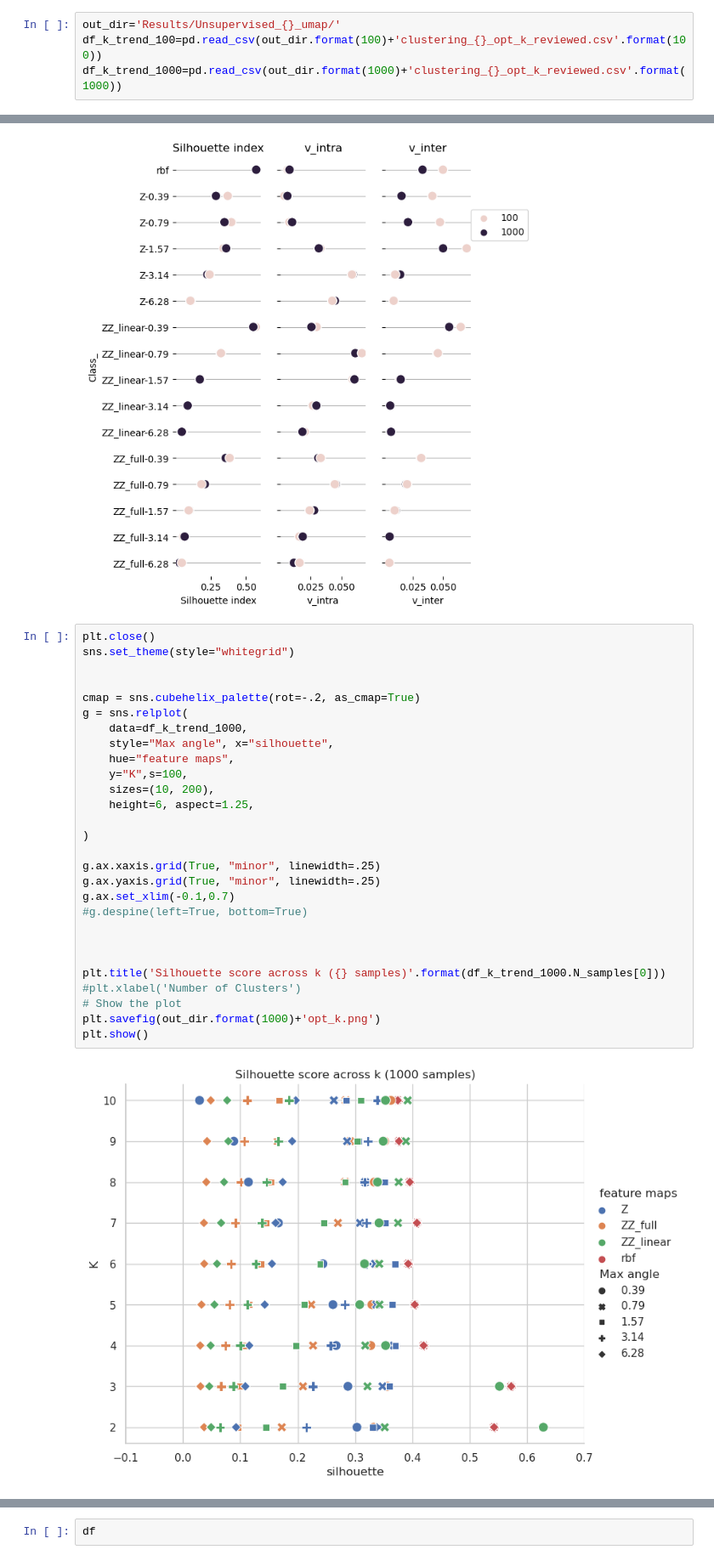
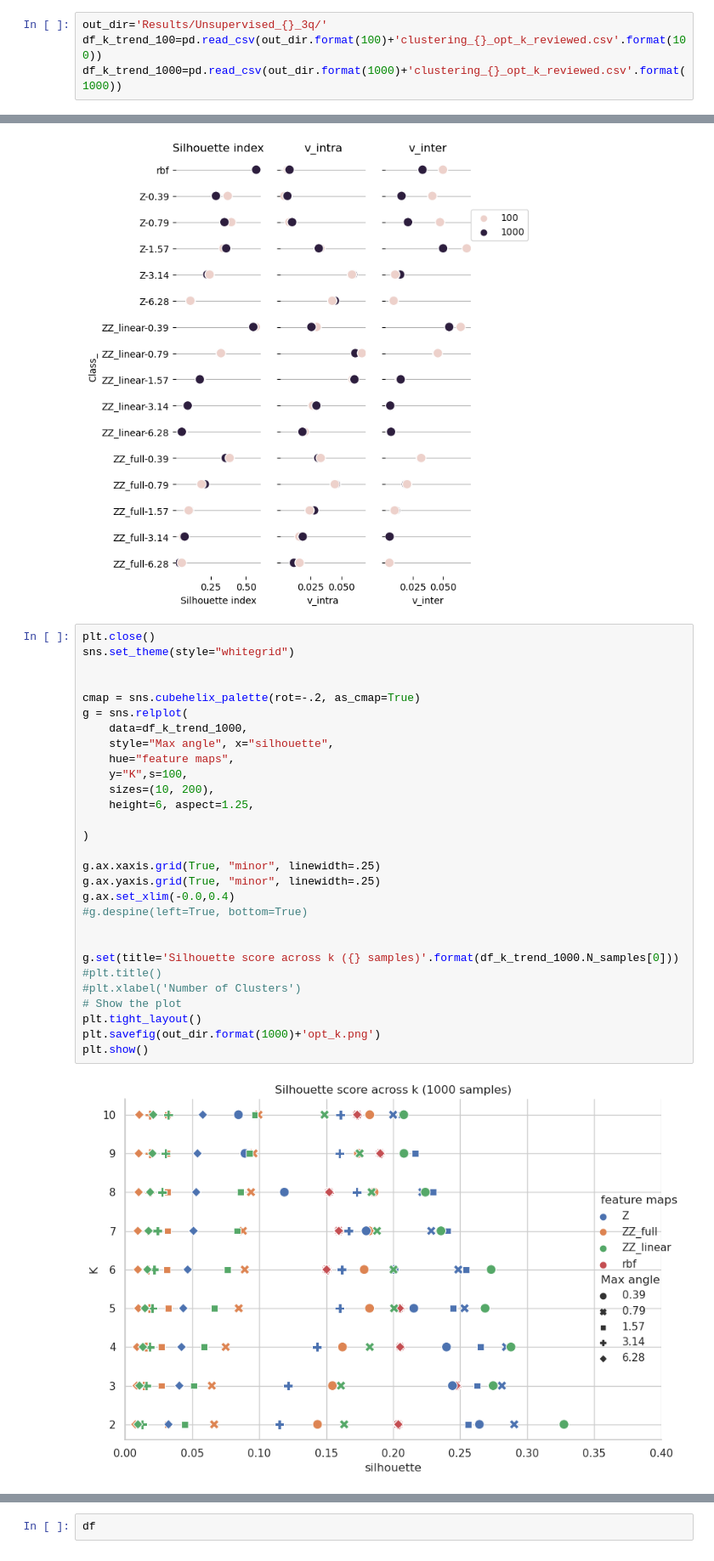
Before and after one commit to ctglab/QKomics, a Jupyter notebook: Clustering_plots.ipynb, the cells around one changed output, grey strips where cells are left out. Shown at 85% size. Cells and saved outputs as stored; diff of their text form.

```diff
--- a/Clustering_plots.ipynb
+++ b/Clustering_plots.ipynb
@@ -44,5 +42,5 @@ def Prepare_data(df_k_trend_100):
 # %%
-out_dir='Results/Unsupervised_{}_umap/'
+out_dir='Results/Unsupervised_{}_3q/'
 df_k_trend_100=pd.read_csv(out_dir.format(100)+'clustering_{}_opt_k_reviewed.csv'.format(100))
 df_k_trend_1000=pd.read_csv(out_dir.format(1000)+'clustering_{}_opt_k_reviewed.csv'.format(1000))
 # %% [markdown]
@@ -197,33 +174,34 @@ plt.show()
 # %%
 plt.close()
 sns.set_theme(style="whitegrid")
 
 
 cmap = sns.cubehelix_palette(rot=-.2, as_cmap=True)
 g = sns.relplot(
     data=df_k_trend_1000,
     style="Max angle", x="silhouette",
     hue="feature maps",
     y="K",s=100,
     sizes=(10, 200),
     height=6, aspect=1.25,
 
 )
 
 g.ax.xaxis.grid(True, "minor", linewidth=.25)
 g.ax.yaxis.grid(True, "minor", linewidth=.25)
-g.ax.set_xlim(-0.1,0.7)
+g.ax.set_xlim(-0.0,0.4)
 #g.despine(left=True, bottom=True)
 
 
-
-plt.title('Silhouette score across k ({} samples)'.format(df_k_trend_1000.N_samples[0]))
+g.set(title='Silhouette score across k ({} samples)'.format(df_k_trend_1000.N_samples[0]))
+#plt.title()
 #plt.xlabel('Number of Clusters')
 # Show the plot
+plt.tight_layout()
 plt.savefig(out_dir.format(1000)+'opt_k.png')
 plt.show()
 # %% [output]
-[figure, old version]
+[figure, new version]
 # %%
 plt.close()
 sns.set_theme(style="whitegrid")
```
Also changed, not shown: parts of 32 cells of this notebook, 27 other files.
